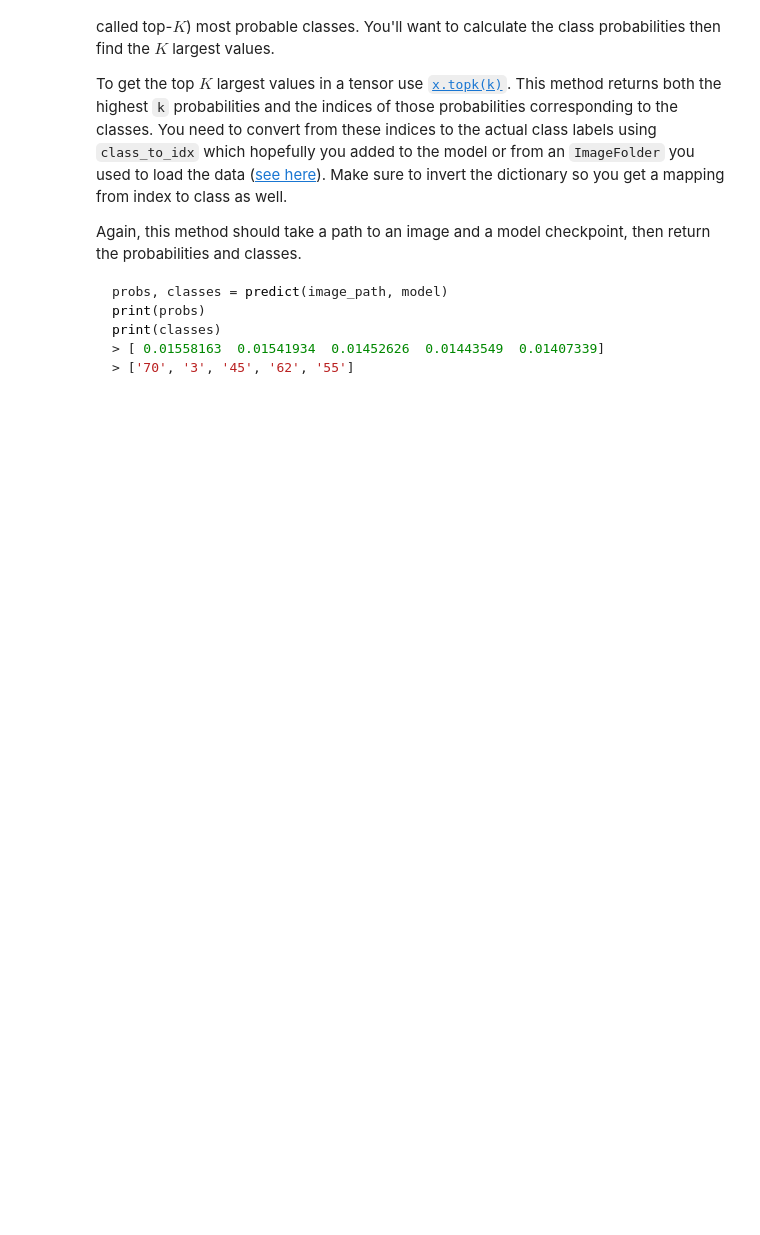
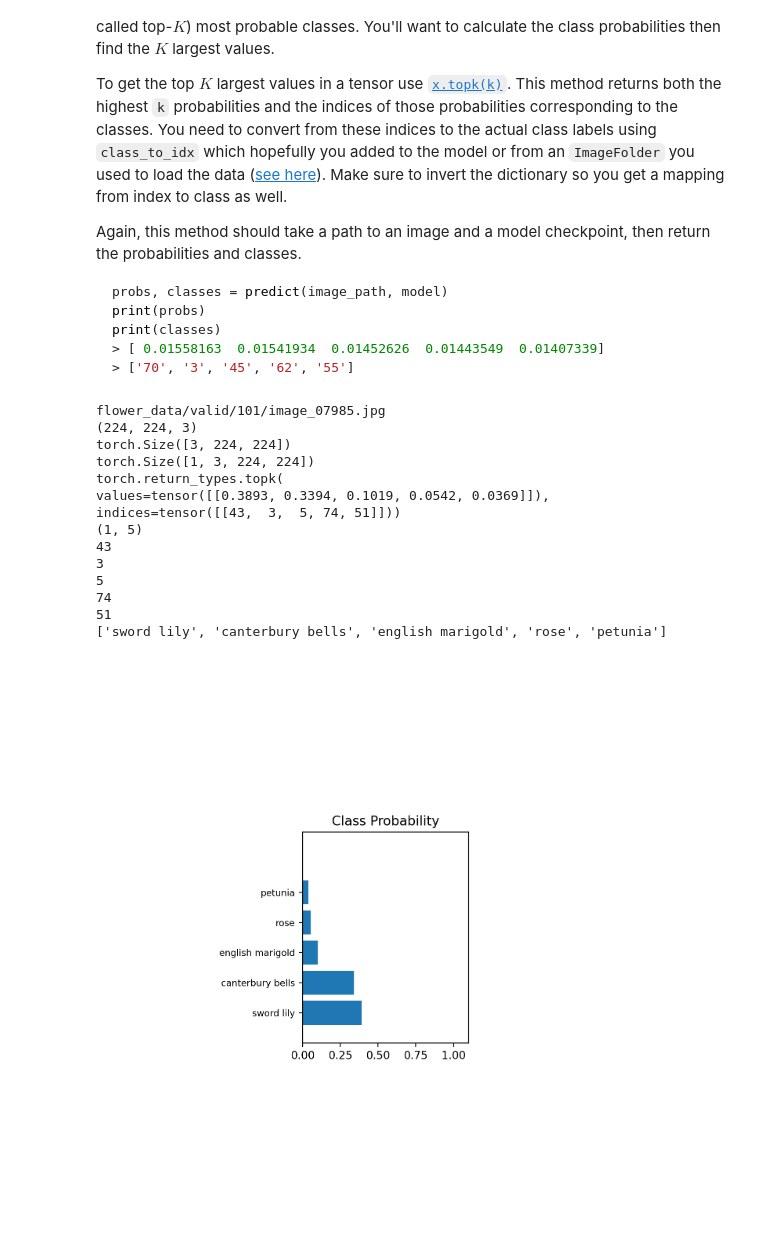
Before and after one commit to sabine59/AICourseFinalProject, a Jupyter notebook: Image Classifier Project.ipynb, the cells around one changed output. Drawn from its saved outputs; the diff is of its cells as text; code cells hidden in the pictures; blank space fills up the shorter version.

Commit message:
Anzeige des Bildes und Bar-Plot der Probability, aber Vorraussage stimmt nicht.

```diff
--- a/Image Classifier Project.ipynb
+++ b/Image Classifier Project.ipynb
@@ -288,9 +270,9 @@ Remember that you'll want to completely rebuild the model later so you can use i
 # TODO: Save the checkpoint
 if(device != 'cpu'):
     model.to('cpu')
-#model.class_to_idx = image_datasets_train.class_to_idx
+model.class_to_idx = image_datasets_train.class_to_idx
 torch.save(model.state_dict(), 'checkpoint.pth')
-#torch.save(model.class_to_idx, 'class_to_idx.pth')
+torch.save(model.class_to_idx, 'class_to_idx.pth')
 torch.save(e, 'epochs.pth')
 # %% [markdown]
 ## Loading the checkpoint
@@ -308,7 +290,7 @@ else:
 if(device != 'cpu'):
     model.to('cpu')
 model.load_state_dict(torch.load('checkpoint.pth'))
-#model.class_to_idx = torch.load('class_to_idx.pth')
+model.class_to_idx = torch.load('class_to_idx.pth')
 e = torch.load('epochs.pth')
 # %% [markdown]
 # Inference for classification
@@ -347,11 +329,11 @@ def process_image(image):
     ''' Scales, crops, and normalizes a PIL image for a PyTorch model,
         returns an Numpy array
     '''
-    model.to('cpu')
+
     size = 224, 224
     image.thumbnail(size)
     im_crop = image.crop((0, 0, 224, 224))
-    #im_crop.show()
+
     np_image = np.array(im_crop)
     print(np_image.shape)
     np_image_new = np_image.astype('float32')/255
@@ -419,40 +401,57 @@ def predict(image_path, model, topk=5):
         with Image.open(infile) as im:
             new_image = process_image(im)
 
         image_tensor = torch.from_numpy(new_image.astype('float32'))
         print(image_tensor.shape)
         inputs = image_tensor.view(1,3,224,224)
         print(inputs.shape)
         loss = model.forward(inputs)
         ps = torch.exp(loss)
         ps = ps.topk(5)
         print(ps)
         labels = []
         indx = ps.indices.numpy()
+        probs = ps.values.numpy()
         print(indx.shape)
         i = 0
 
         while i < 5:
             v = indx[0][i]
             i+=1
             print(v)
             labels.append(cat_to_name[str(v)])
 
         print(labels)
         fig, (ax1, ax2) = plt.subplots(figsize=(6,9), ncols=2)
         imshow(new_image)
-        #ax1.axis('off')
-        #ax2.barh(np.arange(10), ps)
-        #ax2.set_aspect(0.1)
-        #ax2.set_yticks(np.arange(10))
+        ax1.axis('off')
+        ax2.barh(np.arange(5), probs[0])
+        ax2.set_aspect(0.2)
+        ax2.set_yticks(np.arange(5))
+        ax2.set_ylim(-1, 6)
+        ax2.set_yticklabels(labels, size='small');
+        ax2.set_title('Class Probability')
+        ax2.set_xlim(0, 1.1)
 
-        #ax2.set_yticklabels(labels, size='small');
-        #ax2.set_title('Class Probability')
-        #ax2.set_xlim(0, 1.1)
+        plt.tight_layout()
 
-        #plt.tight_layout()
-
-for infile in glob.glob("flower_data/valid/10/*.jpg"):
+for infile in glob.glob("flower_data/valid/101/*.jpg"):
     print(infile)
     predict(infile, model, topk=5)
     break
+# %% [output]
+flower_data/valid/101/image_07985.jpg
+(224, 224, 3)
+torch.Size([3, 224, 224])
+torch.Size([1, 3, 224, 224])
+torch.return_types.topk(
+values=tensor([[0.3893, 0.3394, 0.1019, 0.0542, 0.0369]]),
+indices=tensor([[43,  3,  5, 74, 51]]))
+(1, 5)
+43
+3
+5
+74
+51
+['sword lily', 'canterbury bells', 'english marigold', 'rose', 'petunia']
+[figure, added]
```
Also changed, not shown: parts of 4 cells of this notebook.
